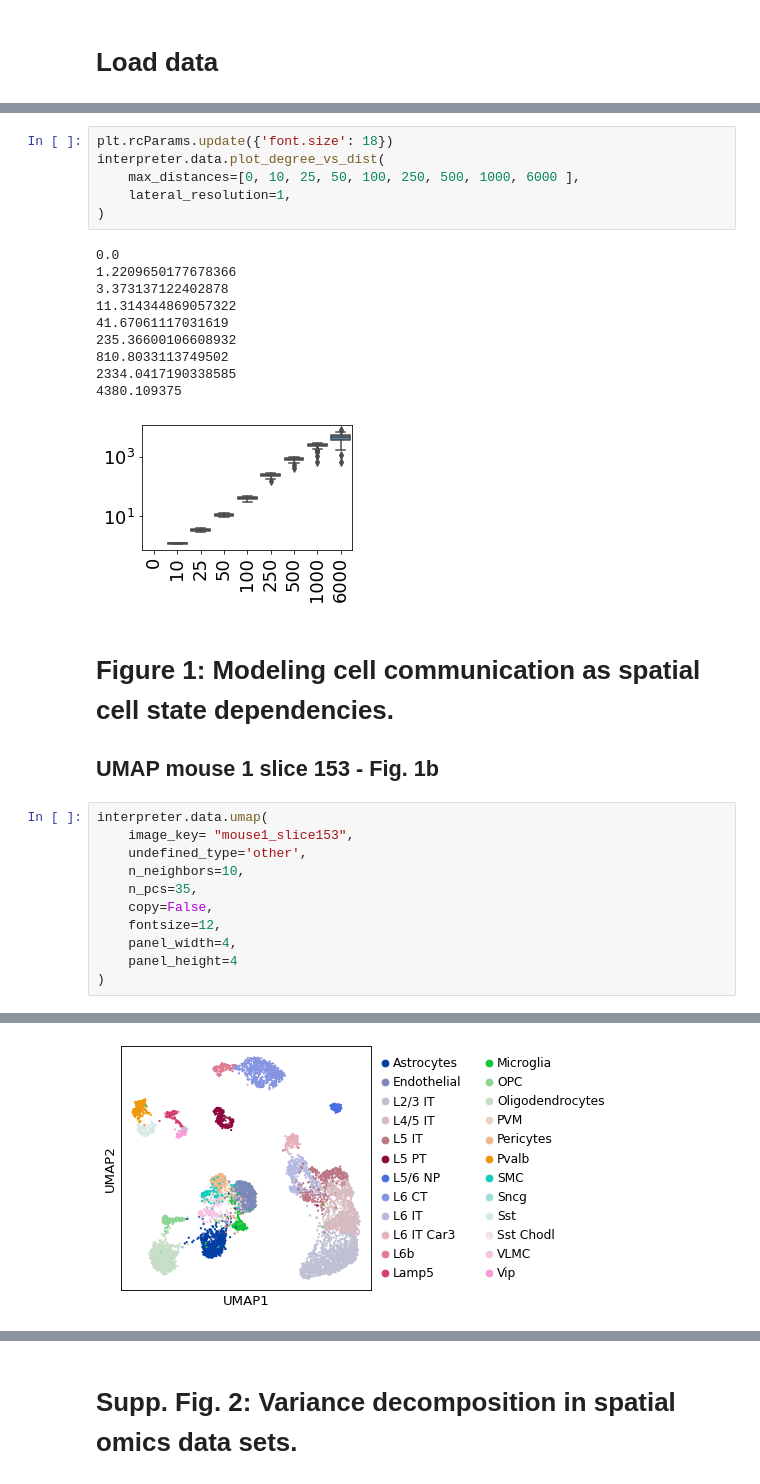
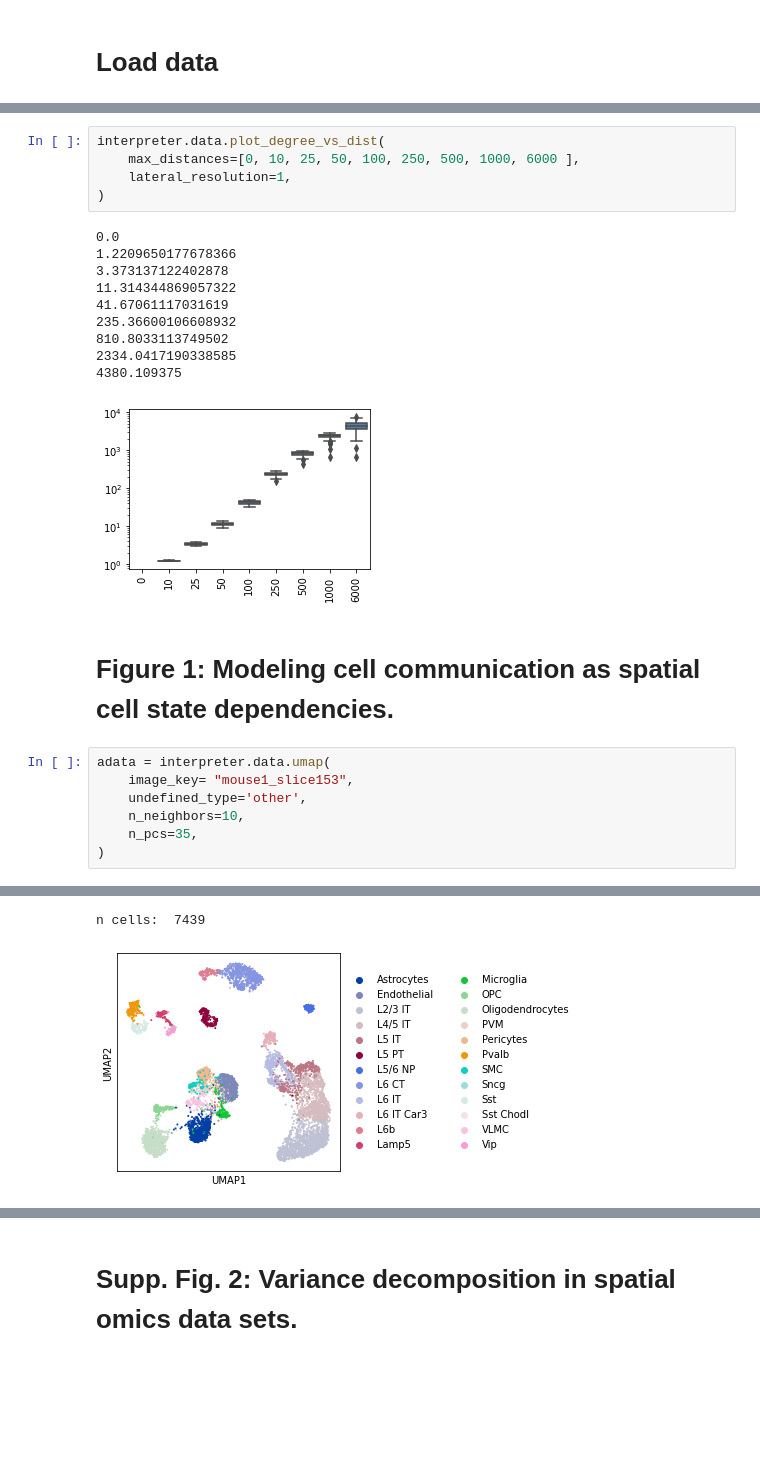
Before and after one commit to theislab/ncem, a Jupyter notebook: data_exploration_merfish_brain.ipynb, the cells around one changed output, grey strips where cells are left out. Drawn from its saved outputs; the diff is of its cells as text; blank space fills up the shorter version.

```diff
--- a/data_exploration_merfish_brain.ipynb
+++ b/data_exploration_merfish_brain.ipynb
@@ -76,5 +48,4 @@ plt.show()
 # %%
-plt.rcParams.update({'font.size': 18})
 interpreter.data.plot_degree_vs_dist(
     max_distances=[0, 10, 25, 50, 100, 250, 500, 1000, 6000 ],
     lateral_resolution=1,
@@ -89,19 +60,14 @@ interpreter.data.plot_degree_vs_dist(
 810.8033113749502
 2334.0417190338585
 4380.109375
-[figure, old version]
+[figure, new version]
 # %% [markdown]
 # Figure 1: Modeling cell communication as spatial cell state dependencies.
-## UMAP mouse 1 slice 153 - Fig. 1b
 # %%
-interpreter.data.umap(
+adata = interpreter.data.umap(
     image_key= "mouse1_slice153",
     undefined_type='other',
     n_neighbors=10,
     n_pcs=35,
-    copy=False,
-    fontsize=12,
-    panel_width=4,
-    panel_height=4
 )
 # %% [output]
@@ -109,4 +76,5 @@ n cells:  7439
+n cells:  7439
-[figure, old version]
+[figure, new version]
 # %%
 adata = interpreter.data.spatial(
     image_key= "mouse1_slice153",
```
Also changed, not shown: parts of 30 cells of this notebook, 13 other files.
